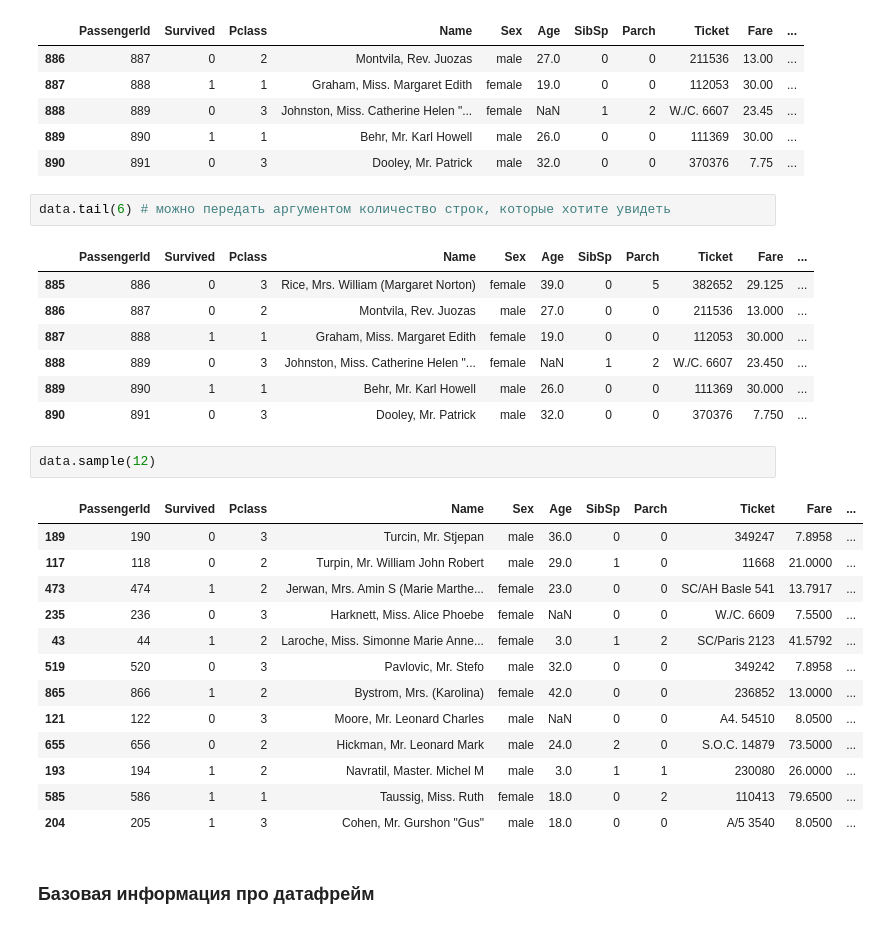
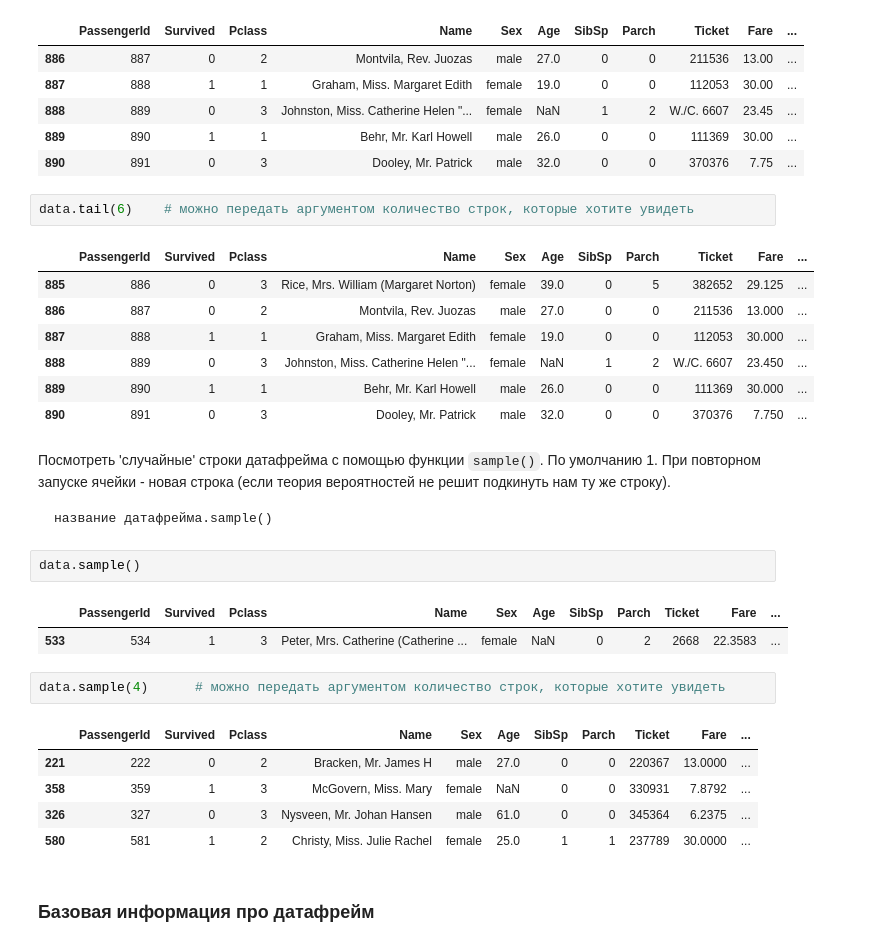
Before and after one commit to ksumarshmallow/Data-Analysis-Media-24, a Jupyter notebook: Seminars/Sem1/Sem1.ipynb, the cells around one changed output. Saved outputs shown, nothing was run; the diff lists cells and outputs as text.

````diff
--- a/Seminars/Sem1/Sem1.ipynb
+++ b/Seminars/Sem1/Sem1.ipynb
@@ -242,7 +236,7 @@ data.tail()
 | 889 | 890 | 1 | 1 | Behr, Mr. Karl Howell | male | 26.0 | 0 | 0 | 111369 | 30.00 | ... |
 | 890 | 891 | 0 | 3 | Dooley, Mr. Patrick | male | 32.0 | 0 | 0 | 370376 | 7.75 | ... |
 # %%
-data.tail(6) # можно передать аргументом количество строк, которые хотите увидеть
+data.tail(6)    # можно передать аргументом количество строк, которые хотите увидеть
 # %% [output]
 |  | PassengerId | Survived | Pclass | Name | Sex | Age | SibSp | Parch | Ticket | Fare | ... |
 | 885 | 886 | 0 | 3 | Rice, Mrs. William (Margaret Norton) | female | 39.0 | 0 | 5 | 382652 | 29.125 | ... |
@@ -251,22 +245,27 @@ data.tail(6) # можно передать аргументом количест
 | 888 | 889 | 0 | 3 | Johnston, Miss. Catherine Helen "... | female | NaN | 1 | 2 | W./C. 6607 | 23.450 | ... |
 | 889 | 890 | 1 | 1 | Behr, Mr. Karl Howell | male | 26.0 | 0 | 0 | 111369 | 30.000 | ... |
 | 890 | 891 | 0 | 3 | Dooley, Mr. Patrick | male | 32.0 | 0 | 0 | 370376 | 7.750 | ... |
+# %% [markdown]
+Посмотреть 'случайные' строки датафрейма с помощью функции `sample()`. По умолчанию 1. При повторном запуске ячейки - новая строка (если теория вероятностей не решит подкинуть нам ту же строку).
+
+
+
+```
+название датафрейма.sample()
+```
 # %%
-data.sample(12)
+data.sample()
 # %% [output]
 |  | PassengerId | Survived | Pclass | Name | Sex | Age | SibSp | Parch | Ticket | Fare | ... |
-| 189 | 190 | 0 | 3 | Turcin, Mr. Stjepan | male | 36.0 | 0 | 0 | 349247 | 7.8958 | ... |
-| 117 | 118 | 0 | 2 | Turpin, Mr. William John Robert | male | 29.0 | 1 | 0 | 11668 | 21.0000 | ... |
-| 473 | 474 | 1 | 2 | Jerwan, Mrs. Amin S (Marie Marthe... | female | 23.0 | 0 | 0 | SC/AH Basle 541 | 13.7917 | ... |
-| 235 | 236 | 0 | 3 | Harknett, Miss. Alice Phoebe | female | NaN | 0 | 0 | W./C. 6609 | 7.5500 | ... |
-| 43 | 44 | 1 | 2 | Laroche, Miss. Simonne Marie Anne... | female | 3.0 | 1 | 2 | SC/Paris 2123 | 41.5792 | ... |
-| 519 | 520 | 0 | 3 | Pavlovic, Mr. Stefo | male | 32.0 | 0 | 0 | 349242 | 7.8958 | ... |
-| 865 | 866 | 1 | 2 | Bystrom, Mrs. (Karolina) | female | 42.0 | 0 | 0 | 236852 | 13.0000 | ... |
-| 121 | 122 | 0 | 3 | Moore, Mr. Leonard Charles | male | NaN | 0 | 0 | A4. 54510 | 8.0500 | ... |
-| 655 | 656 | 0 | 2 | Hickman, Mr. Leonard Mark | male | 24.0 | 2 | 0 | S.O.C. 14879 | 73.5000 | ... |
-| 193 | 194 | 1 | 2 | Navratil, Master. Michel M | male | 3.0 | 1 | 1 | 230080 | 26.0000 | ... |
-| 585 | 586 | 1 | 1 | Taussig, Miss. Ruth | female | 18.0 | 0 | 2 | 110413 | 79.6500 | ... |
-| 204 | 205 | 1 | 3 | Cohen, Mr. Gurshon "Gus" | male | 18.0 | 0 | 0 | A/5 3540 | 8.0500 | ... |
+| 533 | 534 | 1 | 3 | Peter, Mrs. Catherine (Catherine ... | female | NaN | 0 | 2 | 2668 | 22.3583 | ... |
+# %%
+data.sample(4)      # можно передать аргументом количество строк, которые хотите увидеть
+# %% [output]
+|  | PassengerId | Survived | Pclass | Name | Sex | Age | SibSp | Parch | Ticket | Fare | ... |
+| 221 | 222 | 0 | 2 | Bracken, Mr. James H | male | 27.0 | 0 | 0 | 220367 | 13.0000 | ... |
+| 358 | 359 | 1 | 3 | McGovern, Miss. Mary | female | NaN | 0 | 0 | 330931 | 7.8792 | ... |
+| 326 | 327 | 0 | 3 | Nysveen, Mr. Johan Hansen | male | 61.0 | 0 | 0 | 345364 | 6.2375 | ... |
+| 580 | 581 | 1 | 2 | Christy, Miss. Julie Rachel | female | 25.0 | 1 | 1 | 237789 | 30.0000 | ... |
 # %% [markdown]
 ### **Базовая информация про датафрейм**
 # %% [markdown]
````
Also changed, not shown: parts of 32 cells of this notebook.
